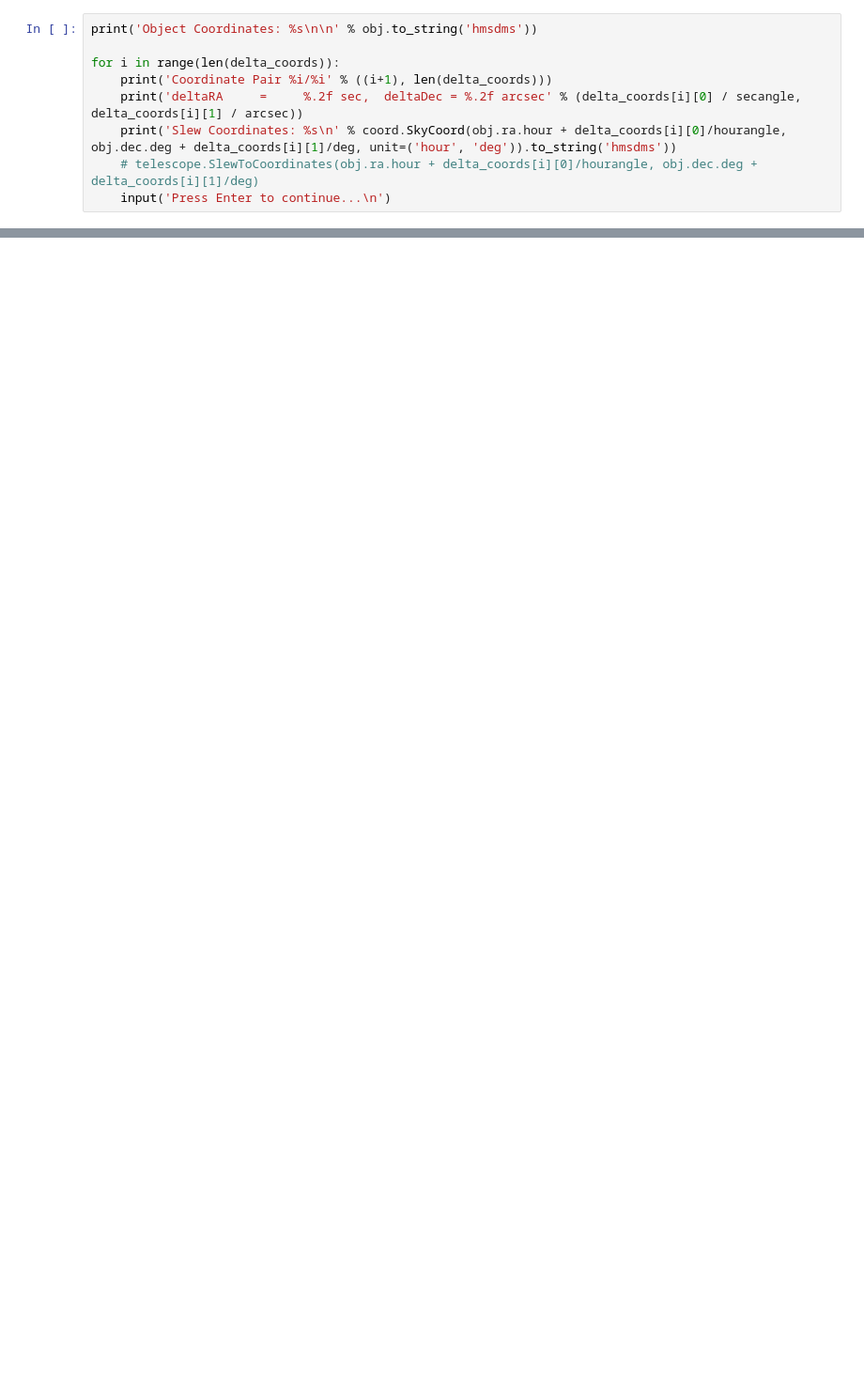
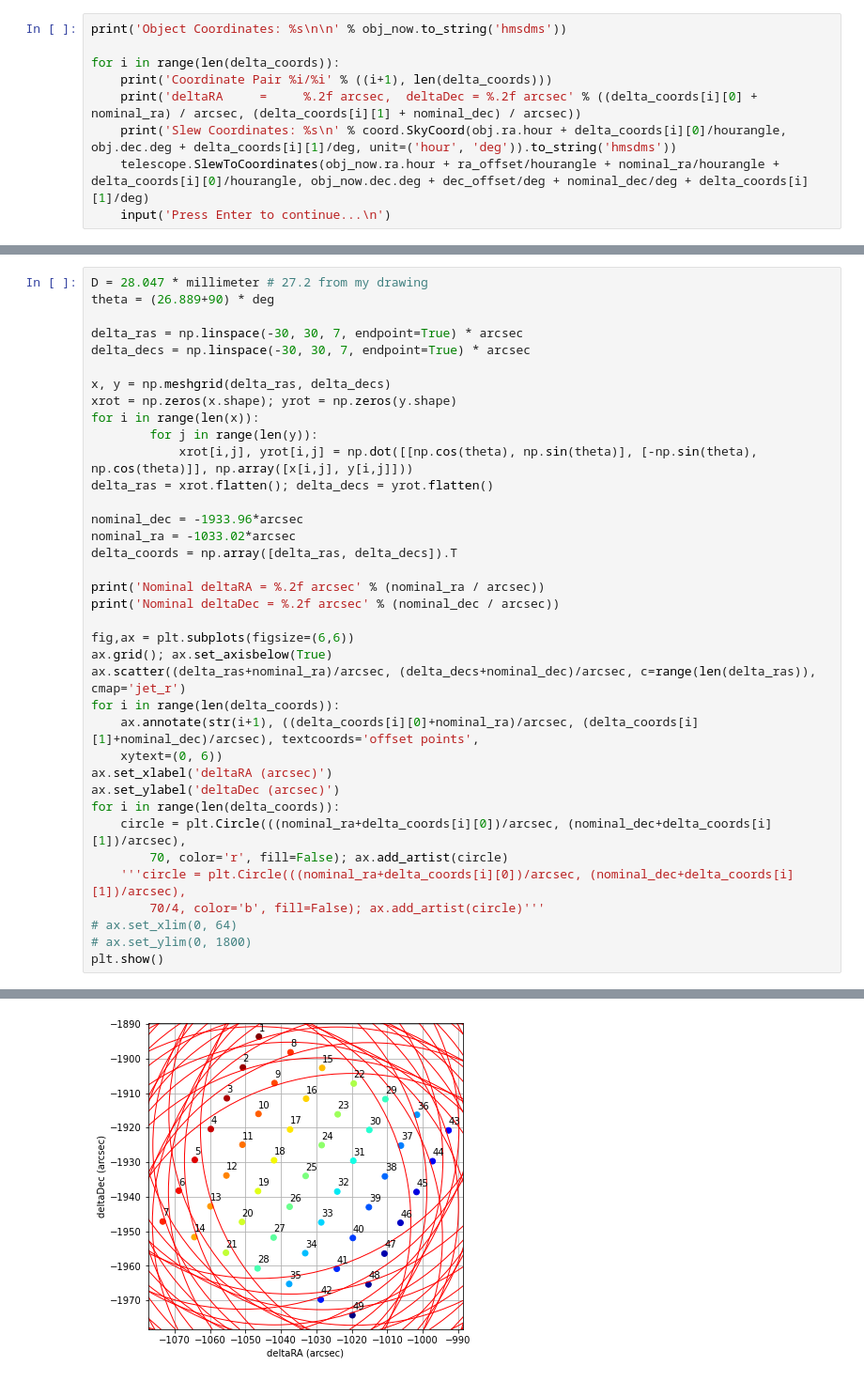
Before and after one commit to macro-consortium/pyscope, a Jupyter notebook: operations/bin/fiber_search.ipynb, the cells around one changed output, grey strips where cells are left out. Shown: that part at 94% size. Drawn from its saved outputs; the diff is of its cells as text; blank space fills up the shorter version.

```diff
--- a/operations/bin/fiber_search.ipynb
+++ b/operations/bin/fiber_search.ipynb
@@ -77,10 +82,10 @@ Nominal deltaDec = 1755.58 arcsec
 # %%
-print('Object Coordinates: %s\n\n' % obj.to_string('hmsdms'))
+print('Object Coordinates: %s\n\n' % obj_now.to_string('hmsdms'))
 
 for i in range(len(delta_coords)):
     print('Coordinate Pair %i/%i' % ((i+1), len(delta_coords)))
-    print('deltaRA     =     %.2f sec,  deltaDec = %.2f arcsec' % (delta_coords[i][0] / secangle, delta_coords[i][1] / arcsec))
+    print('deltaRA     =     %.2f arcsec,  deltaDec = %.2f arcsec' % ((delta_coords[i][0] + nominal_ra) / arcsec, (delta_coords[i][1] + nominal_dec) / arcsec))
     print('Slew Coordinates: %s\n' % coord.SkyCoord(obj.ra.hour + delta_coords[i][0]/hourangle, obj.dec.deg + delta_coords[i][1]/deg, unit=('hour', 'deg')).to_string('hmsdms'))
-    # telescope.SlewToCoordinates(obj.ra.hour + delta_coords[i][0]/hourangle, obj.dec.deg + delta_coords[i][1]/deg)
+    telescope.SlewToCoordinates(obj_now.ra.hour + ra_offset/hourangle + nominal_ra/hourangle + delta_coords[i][0]/hourangle, obj_now.dec.deg + dec_offset/deg + nominal_dec/deg + delta_coords[i][1]/deg)
     input('Press Enter to continue...\n')
 # %% [output]
@@ -127,0 +139,38 @@ Object Coordinates: 14h15m39.6720708s +19d10m56.6729832s
+# %%
+D = 28.047 * millimeter # 27.2 from my drawing
+theta = (26.889+90) * deg
+
+delta_ras = np.linspace(-30, 30, 7, endpoint=True) * arcsec
+delta_decs = np.linspace(-30, 30, 7, endpoint=True) * arcsec
+
+x, y = np.meshgrid(delta_ras, delta_decs)
+xrot = np.zeros(x.shape); yrot = np.zeros(y.shape)
+for i in range(len(x)):
+        for j in range(len(y)):
+            xrot[i,j], yrot[i,j] = np.dot([[np.cos(theta), np.sin(theta)], [-np.sin(theta), np.cos(theta)]], np.array([x[i,j], y[i,j]]))
+delta_ras = xrot.flatten(); delta_decs = yrot.flatten()
+
+nominal_dec = -1933.96*arcsec
+nominal_ra = -1033.02*arcsec
+delta_coords = np.array([delta_ras, delta_decs]).T
+
+print('Nominal deltaRA = %.2f arcsec' % (nominal_ra / arcsec))
+print('Nominal deltaDec = %.2f arcsec' % (nominal_dec / arcsec))
+
+fig,ax = plt.subplots(figsize=(6,6))
+ax.grid(); ax.set_axisbelow(True)
+ax.scatter((delta_ras+nominal_ra)/arcsec, (delta_decs+nominal_dec)/arcsec, c=range(len(delta_ras)), cmap='jet_r')
+for i in range(len(delta_coords)):
+    ax.annotate(str(i+1), ((delta_coords[i][0]+nominal_ra)/arcsec, (delta_coords[i][1]+nominal_dec)/arcsec), textcoords='offset points',
+    xytext=(0, 6))
+ax.set_xlabel('deltaRA (arcsec)')
+ax.set_ylabel('deltaDec (arcsec)')
+for i in range(len(delta_coords)):
+    circle = plt.Circle(((nominal_ra+delta_coords[i][0])/arcsec, (nominal_dec+delta_coords[i][1])/arcsec),
+        70, color='r', fill=False); ax.add_artist(circle)
+    '''circle = plt.Circle(((nominal_ra+delta_coords[i][0])/arcsec, (nominal_dec+delta_coords[i][1])/arcsec),
+        70/4, color='b', fill=False); ax.add_artist(circle)'''
+# ax.set_xlim(0, 64)
+# ax.set_ylim(0, 1800)
+plt.show()
+# %% [output]
@@ -127,0 +179 @@ Object Coordinates: 14h15m39.6720708s +19d10m56.6729832s
+[figure, added]
```
Also changed, not shown: parts of 13 cells of this notebook.
